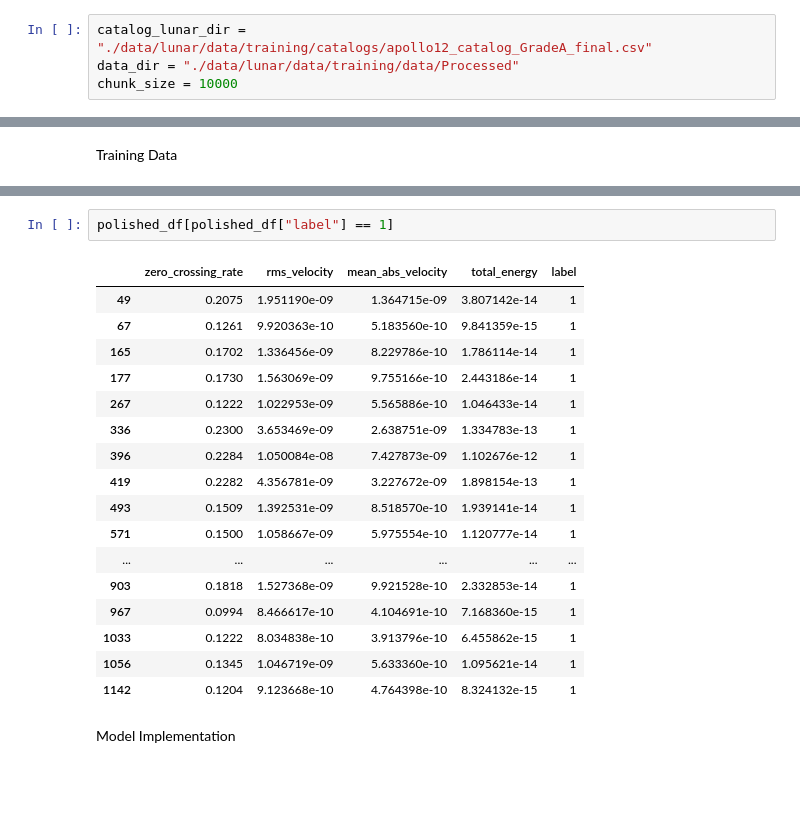
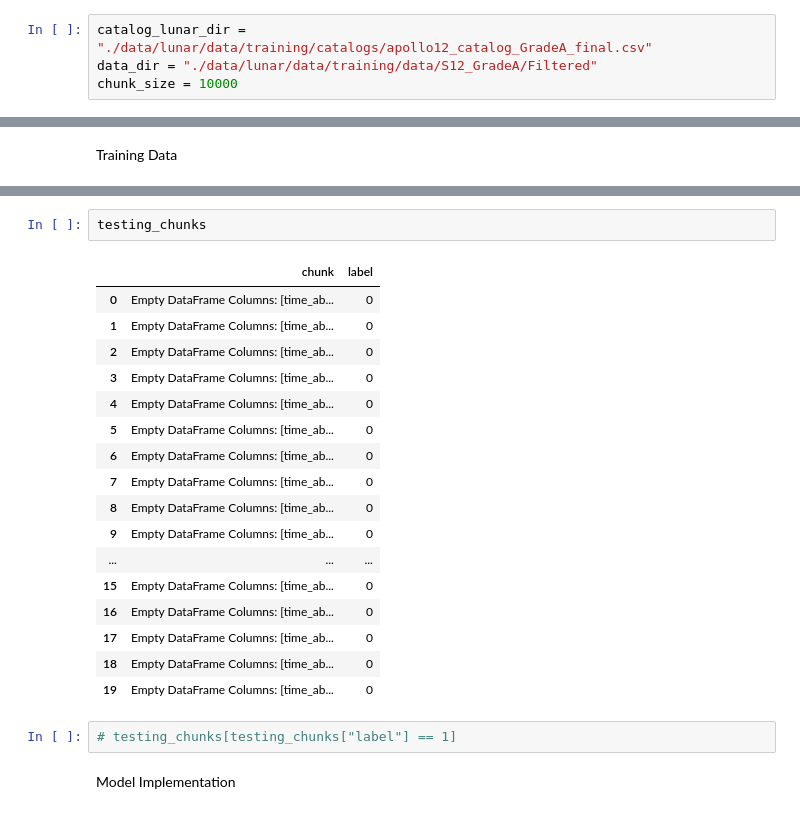
Before and after one commit to Mir-Shabab-Hasnat/NASA-Seismic-Detection-Model, a Jupyter notebook: space_apps/WORKING_model2.ipynb, the cells around one changed output, grey strips where cells are left out. Drawn from its saved outputs; the diff is of its cells as text; blank space fills up the shorter version.

```diff
--- a/space_apps/WORKING_model2.ipynb
+++ b/space_apps/WORKING_model2.ipynb
@@ -16,7 +17,7 @@ from imblearn.over_sampling import SMOTE
 Settings
 # %%
 catalog_lunar_dir = "./data/lunar/data/training/catalogs/apollo12_catalog_GradeA_final.csv"
-data_dir = "./data/lunar/data/training/data/Processed"
+data_dir = "./data/lunar/data/training/data/S12_GradeA/Filtered"
 chunk_size = 10000
 # %% [markdown]
 Enter Raw Test File Inof:
@@ -320,23 +389,25 @@ polished_df
-# %%
-polished_df[polished_df["label"] == 1]
-# %% [output]
-|  | zero_crossing_rate | rms_velocity | mean_abs_velocity | total_energy | label |
-| 49 | 0.2075 | 1.951190e-09 | 1.364715e-09 | 3.807142e-14 | 1 |
-| 67 | 0.1261 | 9.920363e-10 | 5.183560e-10 | 9.841359e-15 | 1 |
-| 165 | 0.1702 | 1.336456e-09 | 8.229786e-10 | 1.786114e-14 | 1 |
-| 177 | 0.1730 | 1.563069e-09 | 9.755166e-10 | 2.443186e-14 | 1 |
-| 267 | 0.1222 | 1.022953e-09 | 5.565886e-10 | 1.046433e-14 | 1 |
-| 336 | 0.2300 | 3.653469e-09 | 2.638751e-09 | 1.334783e-13 | 1 |
-| 396 | 0.2284 | 1.050084e-08 | 7.427873e-09 | 1.102676e-12 | 1 |
-| 419 | 0.2282 | 4.356781e-09 | 3.227672e-09 | 1.898154e-13 | 1 |
-| 493 | 0.1509 | 1.392531e-09 | 8.518570e-10 | 1.939141e-14 | 1 |
-| 571 | 0.1500 | 1.058667e-09 | 5.975554e-10 | 1.120777e-14 | 1 |
-| ... | ... | ... | ... | ... | ... |
-| 903 | 0.1818 | 1.527368e-09 | 9.921528e-10 | 2.332853e-14 | 1 |
-| 967 | 0.0994 | 8.466617e-10 | 4.104691e-10 | 7.168360e-15 | 1 |
-| 1033 | 0.1222 | 8.034838e-10 | 3.913796e-10 | 6.455862e-15 | 1 |
-| 1056 | 0.1345 | 1.046719e-09 | 5.633360e-10 | 1.095621e-14 | 1 |
-| 1142 | 0.1204 | 9.123668e-10 | 4.764398e-10 | 8.324132e-15 | 1 |
+# %%
+testing_chunks
+# %% [output]
+|  | chunk | label |
+| 0 | Empty DataFrame Columns: [time_ab... | 0 |
+| 1 | Empty DataFrame Columns: [time_ab... | 0 |
+| 2 | Empty DataFrame Columns: [time_ab... | 0 |
+| 3 | Empty DataFrame Columns: [time_ab... | 0 |
+| 4 | Empty DataFrame Columns: [time_ab... | 0 |
+| 5 | Empty DataFrame Columns: [time_ab... | 0 |
+| 6 | Empty DataFrame Columns: [time_ab... | 0 |
+| 7 | Empty DataFrame Columns: [time_ab... | 0 |
+| 8 | Empty DataFrame Columns: [time_ab... | 0 |
+| 9 | Empty DataFrame Columns: [time_ab... | 0 |
+| ... | ... | ... |
+| 15 | Empty DataFrame Columns: [time_ab... | 0 |
+| 16 | Empty DataFrame Columns: [time_ab... | 0 |
+| 17 | Empty DataFrame Columns: [time_ab... | 0 |
+| 18 | Empty DataFrame Columns: [time_ab... | 0 |
+| 19 | Empty DataFrame Columns: [time_ab... | 0 |
+# %%
+# testing_chunks[testing_chunks["label"] == 1]
 # %% [markdown]
 Model Implementation
 # %%
```
Also changed, not shown: parts of 15 cells of this notebook.
